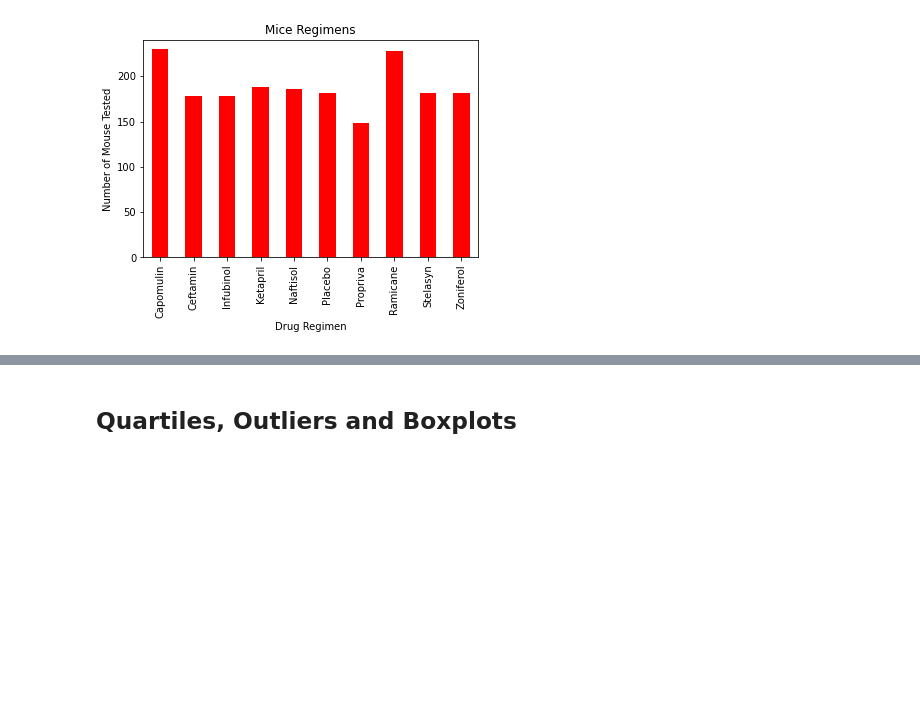
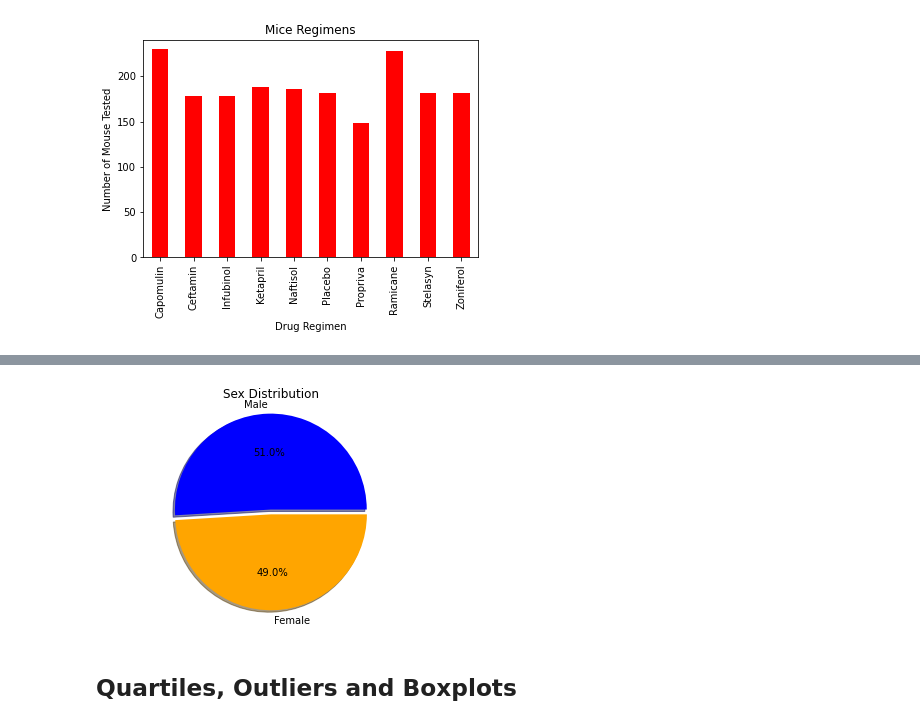
Before and after one commit to tratnikc/matplotlib-challenge, a Jupyter notebook: Pymaceuticals/pymaceuticals.ipynb, the cells around one changed output, grey strips where cells are left out. Drawn from its saved outputs; the diff is of its cells as text; code cells hidden in the pictures; blank space fills up the shorter version.

```diff
--- a/Pymaceuticals/pymaceuticals.ipynb
+++ b/Pymaceuticals/pymaceuticals.ipynb
@@ -175,3 +178,18 @@ plt.show()
+# %%
+# Generate a pie plot showing the distribution of female versus male mice using pyplot
+male_data = mouse_df["Sex"].loc[mouse_df["Sex"]=="Male"].count()
+female_data = mouse_df["Sex"].loc[mouse_df["Sex"]=="Female"].count()
+sex = mouse_df["Sex"].unique()
+sex_count = [male_data, female_data]
+colors = ["blue","orange"]
+explode=(0.05,0)
+
+plt.pie(sex_count, labels=sex,colors=colors,autopct="%1.1f%%", shadow=True, startangle=360, explode=explode)
+plt.title("Sex Distribution")
+plt.axis("equal")
+plt.show()
+# %% [output]
+[figure, added]
 # %% [markdown]
 ## Quartiles, Outliers and Boxplots
 # %%
```
Also changed, not shown: parts of 2 cells of this notebook.
